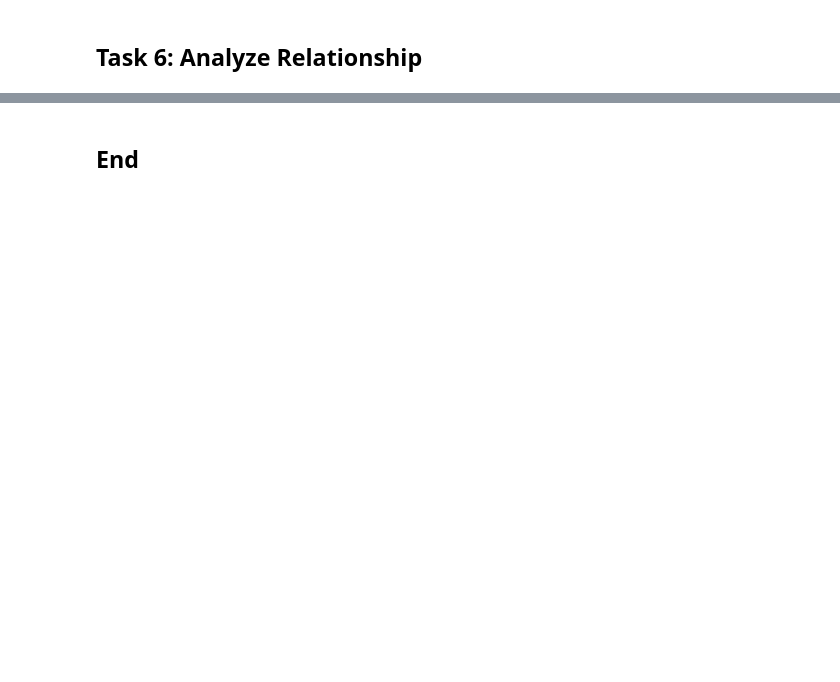
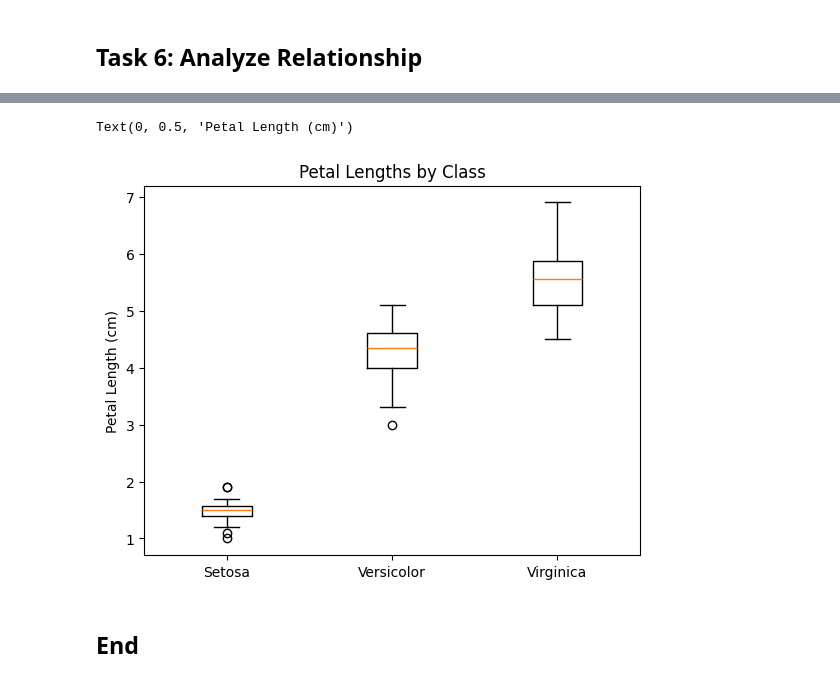
Before and after one commit to HewaOrang/principles_of_data_analytics, a Jupyter notebook: tasks.ipynb, the cells around one changed output, grey strips where cells are left out. Cells and saved outputs as stored; diff of their text form; code cells hidden in the pictures; blank space fills up the shorter version.

```diff
--- a/tasks.ipynb
+++ b/tasks.ipynb
@@ -263,2 +285,20 @@ ax.plot(x, m * x + c, color='red');
+# %%
+# Add petal_length boxplots for each class
+fig, ax = plt.subplots()
+
+# Create boxplot data grouped by class
+box_data = [df[df['target'] == i]['petal_length'] for i in range(3)]
+
+# Create boxplot
+ax.boxplot(box_data)
+
+# Add class labels (0, 1, 2 typically correspond to setosa, versicolor, virginica)
+ax.set_xticklabels(['Setosa', 'Versicolor', 'Virginica'])
+
+ax.set_title('Petal Lengths by Class')
+ax.set_ylabel('Petal Length (cm)')
+# %% [output]
+Text(0, 0.5, 'Petal Length (cm)')
+[figure, added]
 # %% [markdown]
 ## End
```
Also changed, not shown: parts of 4 cells of this notebook, 1 other file.
